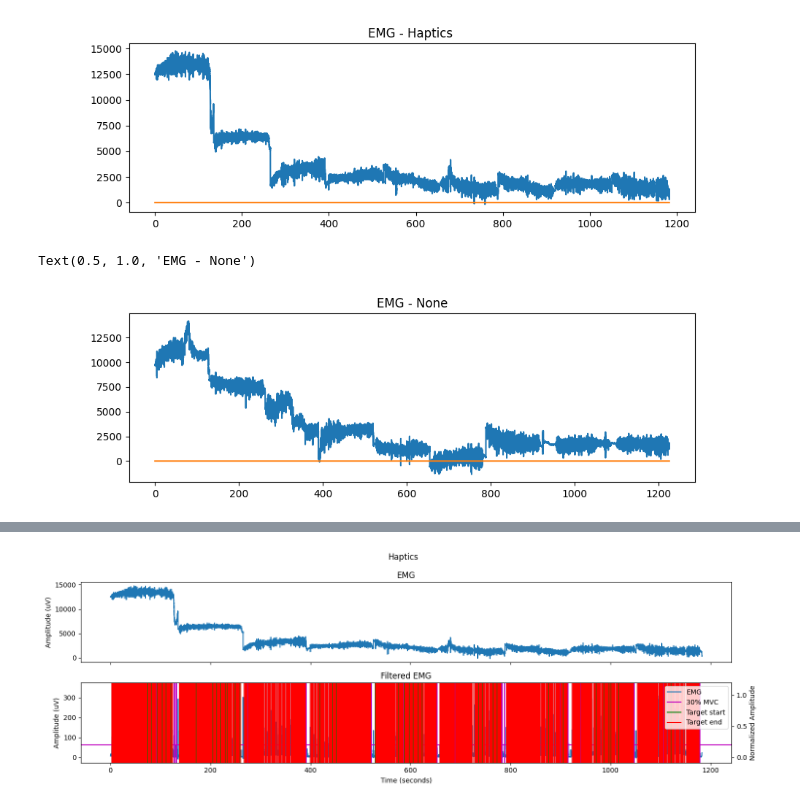
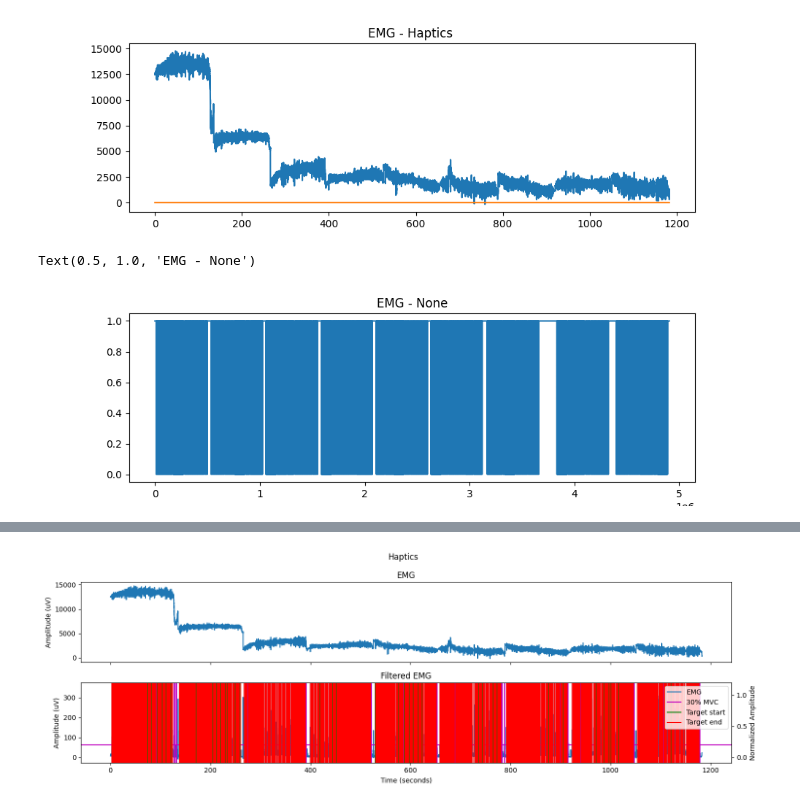
Before and after one commit to nikolechetty/TMSI_LSL, a Jupyter notebook: experiment_files/experiment_1_data_analysis_kriti.ipynb, the cells around one changed output, grey strips where cells are left out. Drawn from its saved outputs; the diff is of its cells as text; code cells hidden in the pictures.

```diff
--- a/experiment_files/experiment_1_data_analysis_kriti.ipynb
+++ b/experiment_files/experiment_1_data_analysis_kriti.ipynb
@@ -179,7 +164,7 @@ def remove_long_runs(runs, data):
     runs_lengths = runs[:,1] - runs[:,0]
 
     for idx, length in enumerate(runs_lengths):
-        if length > 2000:
+        if length > 1000: # must be larger than the largest target - which is 230 ms * 4
             data[runs[idx,0]-1:runs[idx,1]+1] = 1
 
     return data
@@ -334,16 +307,18 @@ plt.title('EMG - Haptics ')
 # %% [output]
 Text(0.5, 1.0, 'EMG - Haptics ')
 [figure]
+# %%
+data_wo[2098600:2107500, 4] = 1
 # %%
 fig, axs = plt.subplots(1, figsize=(10, 3), sharex=True) # dont need status or lsl clock
 # fig.suptitle('Data Flow')
 
-plt.plot(data_timestamps_wo, data_wo[:, 0])
-plt.plot(data_timestamps_wo, data_wo[:, 4])
+# plt.plot(data_timestamps_wo, data_wo[:, 0])
+plt.plot(data_wo[:, 4])
 plt.title('EMG - None')
 # %% [output]
 Text(0.5, 1.0, 'EMG - None')
-[figure, old version]
+[figure, new version]
 # %%
 process_haptics = data_processing.postProcessData(4000, data_haptics[:,0])
 process_haptics.processAll(BP_LOW_CUTOFF, BP_HIGH_CUTOFF, LP_HIGH_CUTOFF, ORDER, FILTER_AFTER_N)
```
Also changed, not shown: parts of 27 cells of this notebook, 6 other files.
